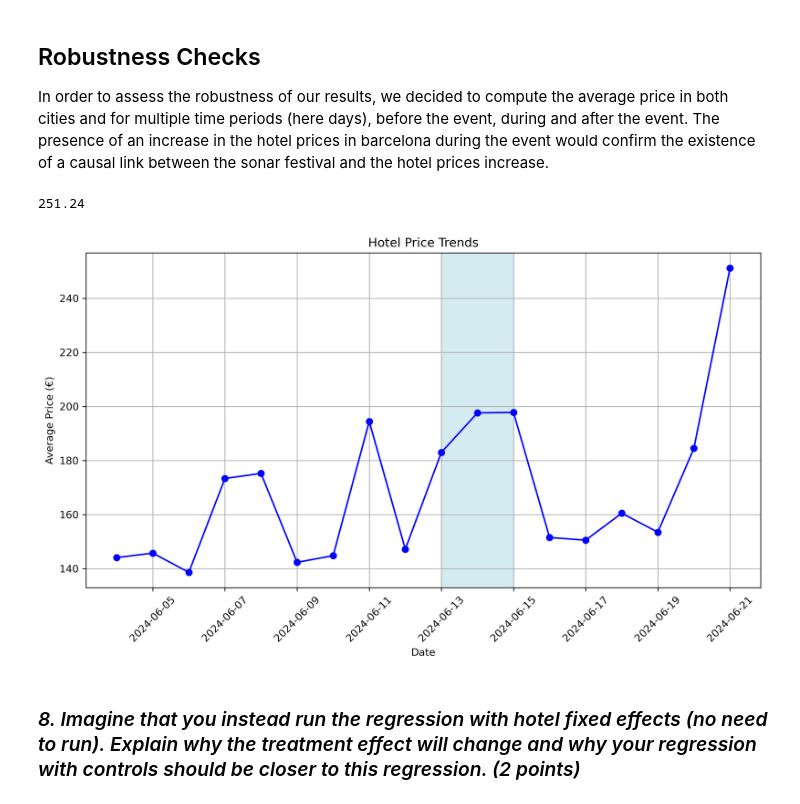
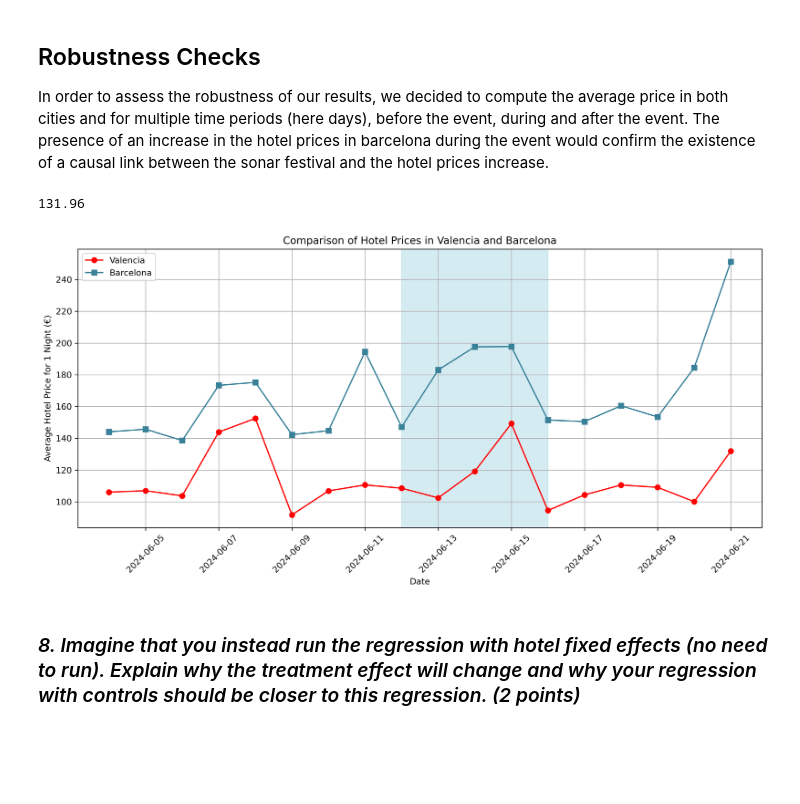
Before and after one commit to mtbrr26/Webscrapping_Booking.Com, a Jupyter notebook: regression_and_nlp_nb.ipynb, the cells around one changed output. Cells and saved outputs as stored; diff of their text form; code cells hidden in the pictures; blank space fills up the shorter version.

Commit message:
robustness check

```diff
--- a/regression_and_nlp_nb.ipynb
+++ b/regression_and_nlp_nb.ipynb
@@ -897,10 +900,10 @@ Regression Results
 In order to assess the robustness of our results, we decided to compute the average price in both cities and for multiple time periods (here days), before the event, during and after the event. The presence of an increase in the hotel prices in barcelona during the event would confirm the existence of a causal link between the sonar festival and the hotel prices increase.
 # %%
 mean_price=[]
-df = pd.read_csv("robustness_check/Barcelona_Data_21_22.csv")
+df = pd.read_csv("robustness_check/Valencia_Data_21_22.csv")
 df['Price'] = df['Price'].str.replace('€', '').astype(int)
 mean_price = df['Price'].mean()
 print(mean_price)
 # %% [output]
-251.24
+131.96
 # %%
@@ -932,23 +936,52 @@ df['Date'] = pd.to_datetime(df['Date'])
+# %%
+# Barcelona
+valencia_dict = {
+    '04 June 2024': '106.07692307692308',
+    '05 June 2024': '107.0',
+    '06 June 2024': '103.76',
+    '07 June 2024': '143.96',
+    '08 June 2024': '152.52',
+    '09 June 2024': '91.76923076923077',
+    '10 June 2024': '106.88461538461539',
+    '11 June 2024': '110.653846153846168',
+    '12 June 2024': '108.57692307692308',
+    '13 June 2024': '102.48',
+    '14 June 2024': '119.24',
+    '15 June 2024': '149.32',
+    '16 June 2024': '94.53846153846153',
+    '17 June 2024': '104.38461538461539',
+    '18 June 2024': '110.61538461538461',
+    '19 June 2024': '109.11538461538461',
+    '20 June 2024': '100.12',
+    '21 June 2024': '131.96',
+}
+
+vlc_daily = pd.DataFrame.from_dict(valencia_dict, orient='index', columns=['Price']).reset_index()
+vlc_daily.columns = ['Date', 'Price']
+vlc_daily['Price'] = vlc_daily['Price'].astype(float)
+vlc_daily['Date'] = pd.to_datetime(vlc_daily['Date'])
 # %%
-# Plotting with highlighted interval
-plt.figure(figsize=(10, 6), dpi=300)
-plt.plot(df['Date'], df['Price'], marker='o', linestyle='-', color='blue')
+# Plotting the mean hotel prices for Valencia and Barcelona
+plt.figure(figsize=(12, 6), dpi=300)
+plt.plot(vlc_daily['Date'], vlc_daily['Price'], label='Valencia', marker='o', linestyle='-', color='red')
+plt.plot(bcn_daily['Date'], bcn_daily['Price'], label='Barcelona', marker='s', linestyle='-', color=color)
 
-# Highlighting the interval between 13th and 15th of June
-start_highlight = pd.to_datetime('2024-06-13')
-end_highlight = pd.to_datetime('2024-06-15')
+# Highlighting the interval
+start_highlight = pd.to_datetime('2024-06-12')
+end_highlight = pd.to_datetime('2024-06-16')
 plt.axvspan(start_highlight, end_highlight, color='lightblue', alpha=0.5)
 
-plt.title('Hotel Price Trends')
+plt.title('Comparison of Hotel Prices in Valencia and Barcelona')
 plt.xlabel('Date')
-plt.ylabel('Average Price (€)')
+plt.ylabel('Average Hotel Price for 1 Night (€)')
+plt.legend()
 plt.xticks(rotation=45)
 plt.grid(True)
 plt.tight_layout()
 
 plt.show()
 # %% [output]
-[figure, old version]
+[figure, new version]
 # %% [markdown]
 ### *8. Imagine that you instead run the regression with hotel fixed effects (no need to run). Explain why the treatment effect will change and why your regression with controls should be closer to this regression. (2 points)*
 # %% [markdown]
```
Also changed, not shown: parts of 7 cells of this notebook, 19 other files.
